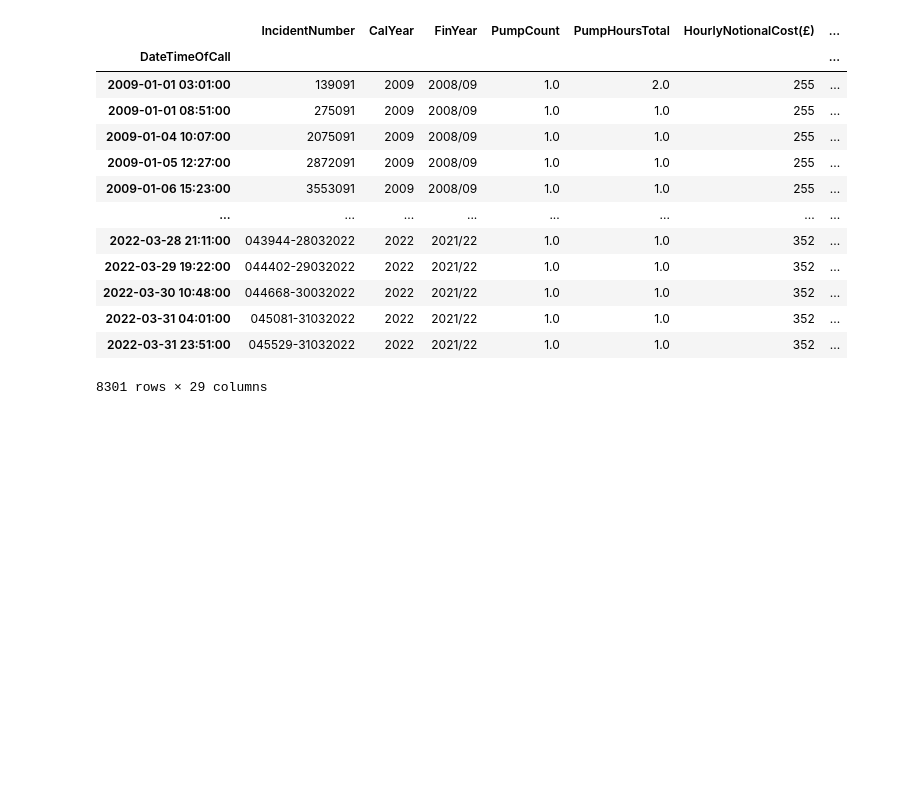
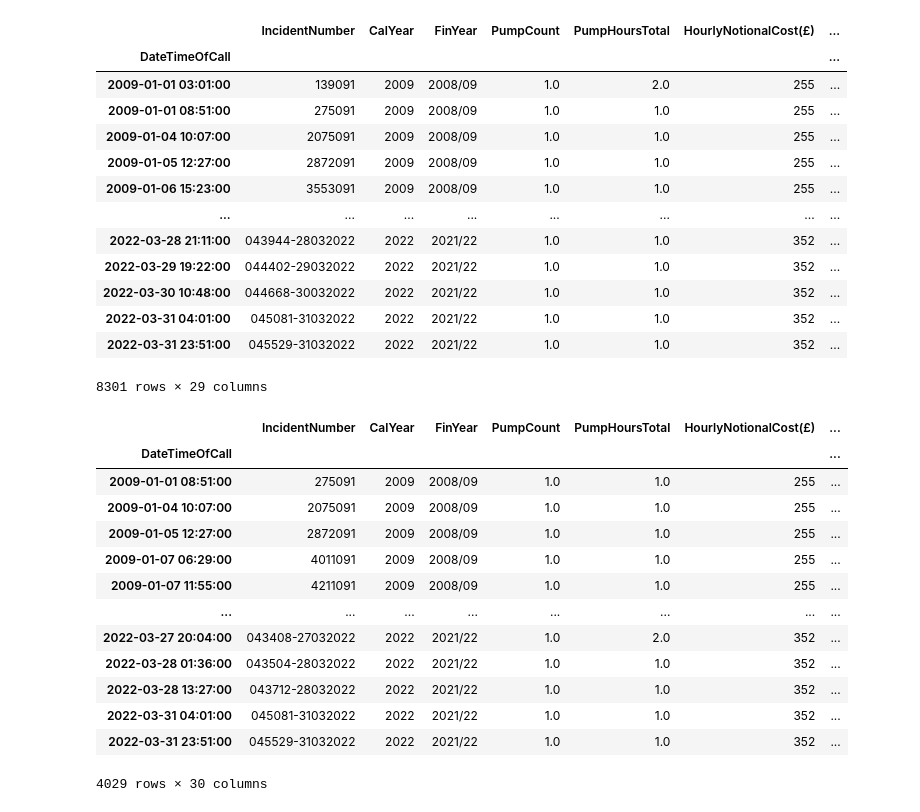
Before and after one commit to ssciwr/jupyter-data-exploration-live, a Jupyter notebook: part3.ipynb, the cells around one changed output. Cells and saved outputs as stored; diff of their text form; code cells hidden in the pictures; blank space fills up the shorter version.

```diff
--- a/part3.ipynb
+++ b/part3.ipynb
@@ -251,3 +251,8 @@ df
 | 2022-03-31 04:01:00 | 045081-31032022 | 2022 | 2021/22 | 1.0 | 1.0 | 352 | ... |
 | 2022-03-31 23:51:00 | 045529-31032022 | 2022 | 2021/22 | 1.0 | 1.0 | 352 | ... |
 8301 rows × 29 columns
+# %%
+# drop missing longitude/latitude
+df2 = df.dropna(subset=["Longitude", "Latitude"])
+# also drop zero values
+df2 = df2[df2["Latitude"] != 0]
@@ -253,0 +261,24 @@ df
+# %%
+# set crs to EPSG:4326 to specify WGS84 Latitude/Longitude
+gdf = geopandas.GeoDataFrame(
+    df2,
+    geometry=geopandas.points_from_xy(df2["Longitude"], df2["Latitude"]),
+    crs="EPSG:4326",
+)
+# %%
+gdf
+# %% [output]
+|  | IncidentNumber | CalYear | FinYear | PumpCount | PumpHoursTotal | HourlyNotionalCost(£) | ... |
+| DateTimeOfCall |  |  |  |  |  |  | ... |
+| 2009-01-01 08:51:00 | 275091 | 2009 | 2008/09 | 1.0 | 1.0 | 255 | ... |
+| 2009-01-04 10:07:00 | 2075091 | 2009 | 2008/09 | 1.0 | 1.0 | 255 | ... |
+| 2009-01-05 12:27:00 | 2872091 | 2009 | 2008/09 | 1.0 | 1.0 | 255 | ... |
+| 2009-01-07 06:29:00 | 4011091 | 2009 | 2008/09 | 1.0 | 1.0 | 255 | ... |
+| 2009-01-07 11:55:00 | 4211091 | 2009 | 2008/09 | 1.0 | 1.0 | 255 | ... |
+| ... | ... | ... | ... | ... | ... | ... | ... |
+| 2022-03-27 20:04:00 | 043408-27032022 | 2022 | 2021/22 | 1.0 | 2.0 | 352 | ... |
+| 2022-03-28 01:36:00 | 043504-28032022 | 2022 | 2021/22 | 1.0 | 1.0 | 352 | ... |
+| 2022-03-28 13:27:00 | 043712-28032022 | 2022 | 2021/22 | 1.0 | 1.0 | 352 | ... |
+| 2022-03-31 04:01:00 | 045081-31032022 | 2022 | 2021/22 | 1.0 | 1.0 | 352 | ... |
+| 2022-03-31 23:51:00 | 045529-31032022 | 2022 | 2021/22 | 1.0 | 1.0 | 352 | ... |
+4029 rows × 30 columns
```
Also changed, not shown: parts of 1 cell of this notebook.
